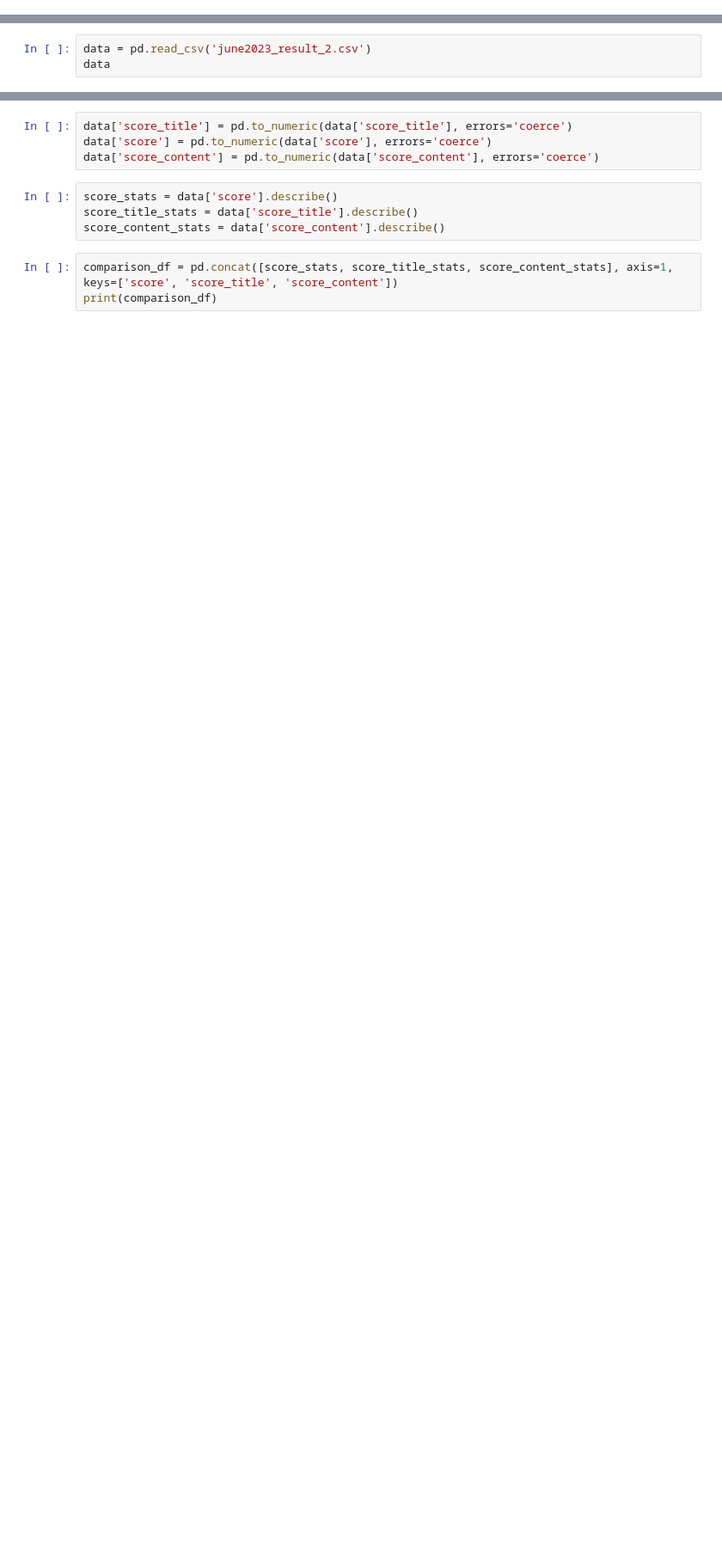
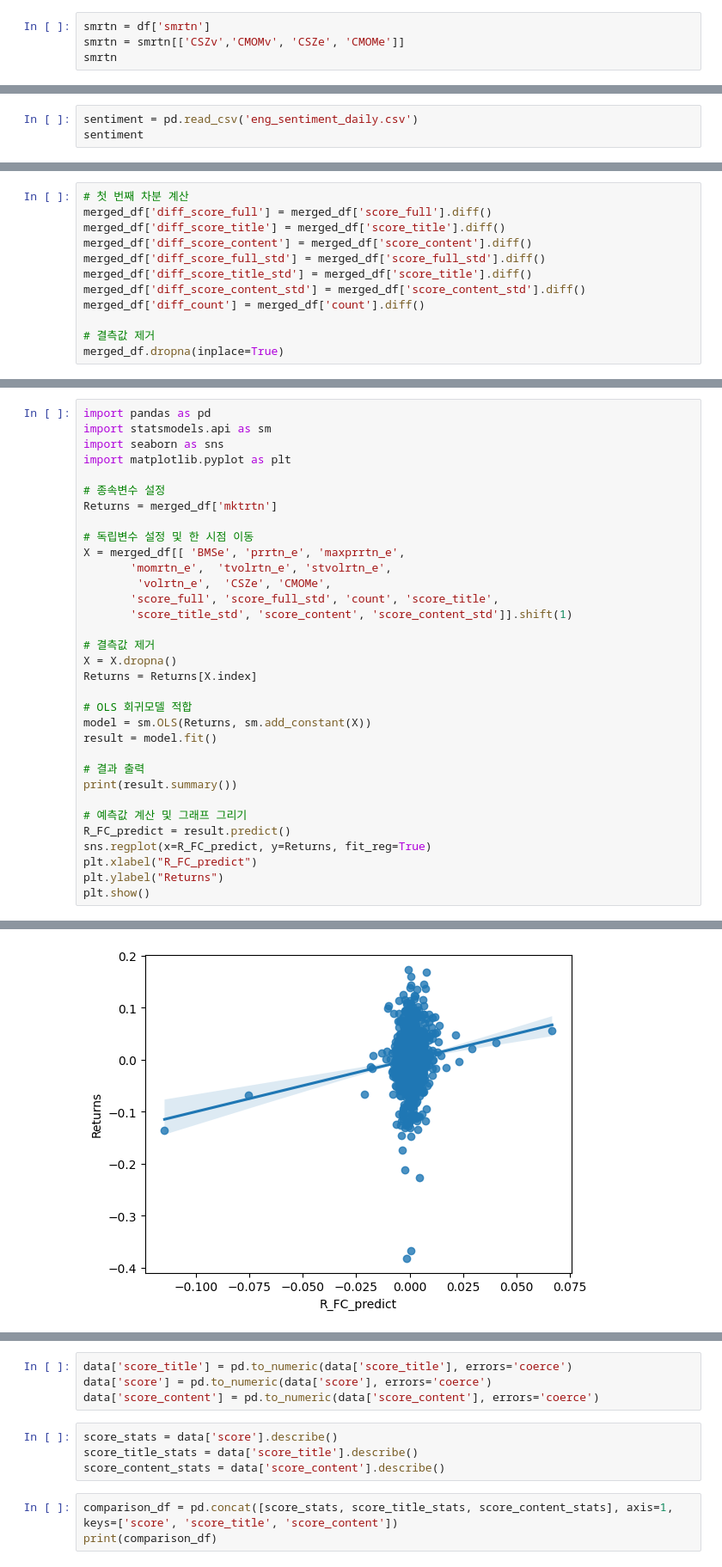
Before and after one commit to boyu571/LLM_based_investment_research, a Jupyter notebook: empirical_analysis/eng_data_analysis.ipynb, the cells around one changed output, grey strips where cells are left out. Shown at 86% size. Drawn from its saved outputs; the diff is of its cells as text; blank space fills up the shorter version.

```diff
--- a/empirical_analysis/eng_data_analysis.ipynb
+++ b/empirical_analysis/eng_data_analysis.ipynb
@@ -5,0 +209,4 @@ import time
+# %%
+smrtn = df['smrtn']
+smrtn = smrtn[['CSZv','CMOMv', 'CSZe', 'CMOMe']]
+smrtn
@@ -6,4 +259,4 @@ import time
 # %%
-data = pd.read_csv('june2023_result_2.csv')
-data
+sentiment = pd.read_csv('eng_sentiment_daily.csv')
+sentiment
 # %% [output]
@@ -22,0 +309,12 @@ data
+# %%
+# 첫 번째 차분 계산
+merged_df['diff_score_full'] = merged_df['score_full'].diff()
+merged_df['diff_score_title'] = merged_df['score_title'].diff()
+merged_df['diff_score_content'] = merged_df['score_content'].diff()
+merged_df['diff_score_full_std'] = merged_df['score_full_std'].diff()
+merged_df['diff_score_title_std'] = merged_df['score_title'].diff()
+merged_df['diff_score_content_std'] = merged_df['score_content_std'].diff()
+merged_df['diff_count'] = merged_df['count'].diff()
+
+# 결측값 제거
+merged_df.dropna(inplace=True)
@@ -22,0 +356,34 @@ data
+# %%
+import pandas as pd
+import statsmodels.api as sm
+import seaborn as sns
+import matplotlib.pyplot as plt
+
+# 종속변수 설정
+Returns = merged_df['mktrtn']
+
+# 독립변수 설정 및 한 시점 이동
+X = merged_df[[ 'BMSe', 'prrtn_e', 'maxprrtn_e',
+       'momrtn_e',  'tvolrtn_e', 'stvolrtn_e',
+        'volrtn_e',  'CSZe', 'CMOMe',
+       'score_full', 'score_full_std', 'count', 'score_title',
+       'score_title_std', 'score_content', 'score_content_std']].shift(1)
+
+# 결측값 제거
+X = X.dropna()
+Returns = Returns[X.index]
+
+# OLS 회귀모델 적합
+model = sm.OLS(Returns, sm.add_constant(X))
+result = model.fit()
+
+# 결과 출력
+print(result.summary())
+
+# 예측값 계산 및 그래프 그리기
+R_FC_predict = result.predict()
+sns.regplot(x=R_FC_predict, y=Returns, fit_reg=True)
+plt.xlabel("R_FC_predict")
+plt.ylabel("Returns")
+plt.show()
+# %% [output]
@@ -22,0 +407 @@ data
+[figure, added]
```
Also changed, not shown: parts of 28 cells of this notebook, 4 other files.
